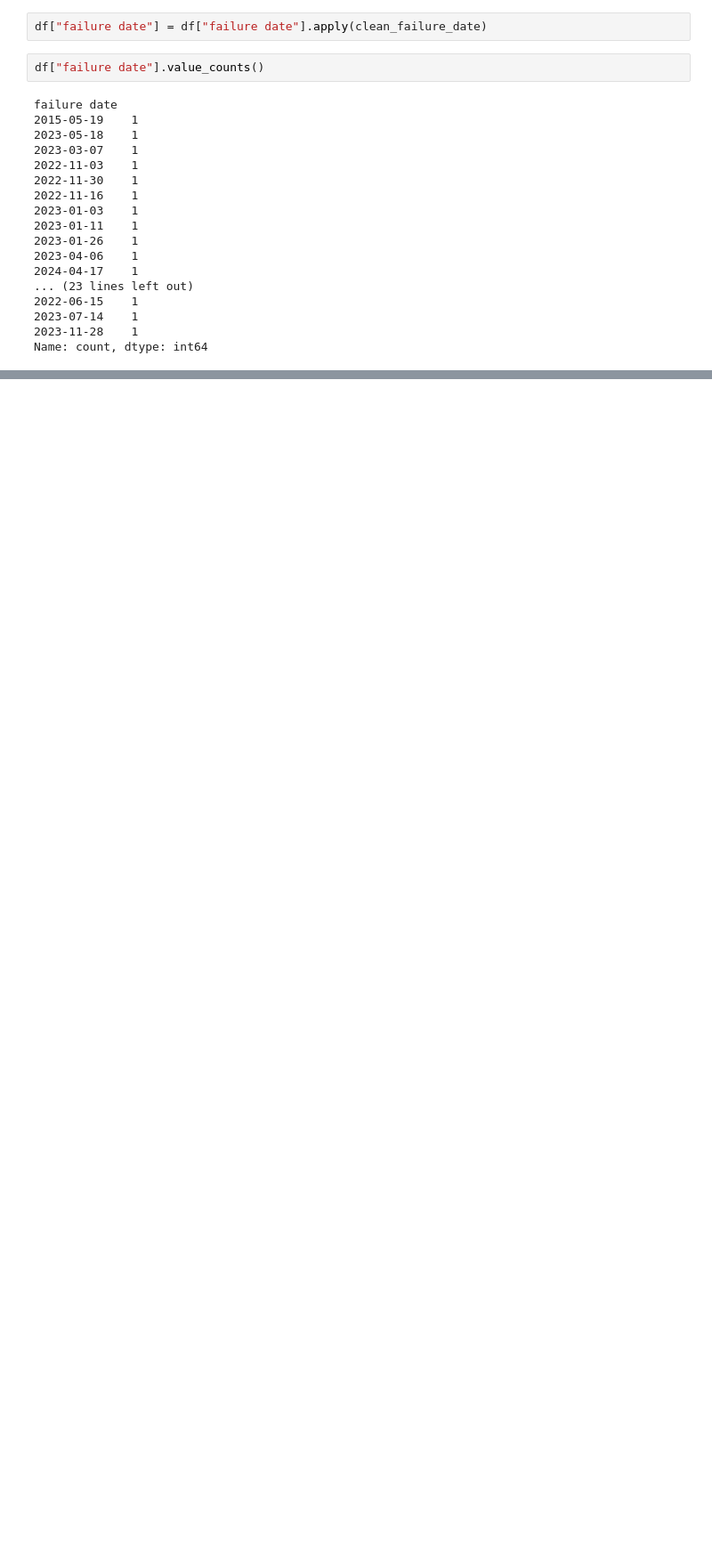
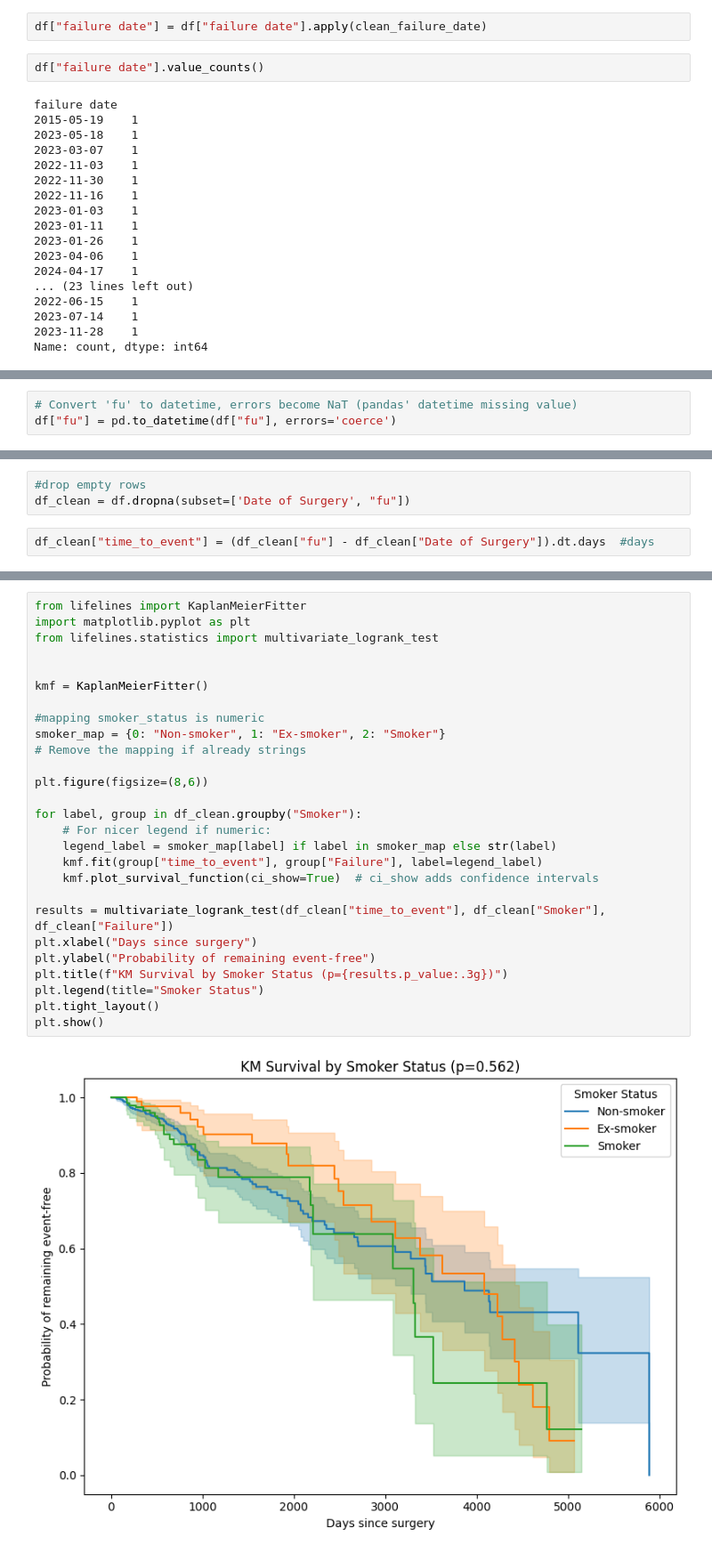
Before and after one commit to preciousiajilore/survival_mtlr, a Jupyter notebook: notebooks/firstsubset.ipynb, the cells around one changed output, grey strips where cells are left out. Shown at 89% size. Cells and saved outputs as stored; diff of their text form; blank space fills up the shorter version.

Commit message:
Creating kaplan meier curves

```diff
--- a/notebooks/firstsubset.ipynb
+++ b/notebooks/firstsubset.ipynb
@@ -149,0 +184,3 @@ Name: count, dtype: int64
+# %%
+# Convert 'fu' to datetime, errors become NaT (pandas' datetime missing value)
+df["fu"] = pd.to_datetime(df["fu"], errors='coerce')
@@ -149,0 +198,5 @@ Name: count, dtype: int64
+# %%
+#drop empty rows
+df_clean = df.dropna(subset=['Date of Surgery', "fu"])
+# %%
+df_clean["time_to_event"] = (df_clean["fu"] - df_clean["Date of Surgery"]).dt.days  #days
@@ -149,0 +247,29 @@ Name: count, dtype: int64
+# %%
+from lifelines import KaplanMeierFitter
+import matplotlib.pyplot as plt
+from lifelines.statistics import multivariate_logrank_test
+
+
+kmf = KaplanMeierFitter()
+
+#mapping smoker_status is numeric
+smoker_map = {0: "Non-smoker", 1: "Ex-smoker", 2: "Smoker"}
+# Remove the mapping if already strings
+
+plt.figure(figsize=(8,6))
+
+for label, group in df_clean.groupby("Smoker"):
+    # For nicer legend if numeric:
+    legend_label = smoker_map[label] if label in smoker_map else str(label)
+    kmf.fit(group["time_to_event"], group["Failure"], label=legend_label)
+    kmf.plot_survival_function(ci_show=True)  # ci_show adds confidence intervals
+
+results = multivariate_logrank_test(df_clean["time_to_event"], df_clean["Smoker"], df_clean["Failure"])
+plt.xlabel("Days since surgery")
+plt.ylabel("Probability of remaining event-free")
+plt.title(f"KM Survival by Smoker Status (p={results.p_value:.3g})")
+plt.legend(title="Smoker Status")
+plt.tight_layout()
+plt.show()
+# %% [output]
+[figure, added]
```
Also changed, not shown: parts of 8 cells of this notebook, 1 other file.
